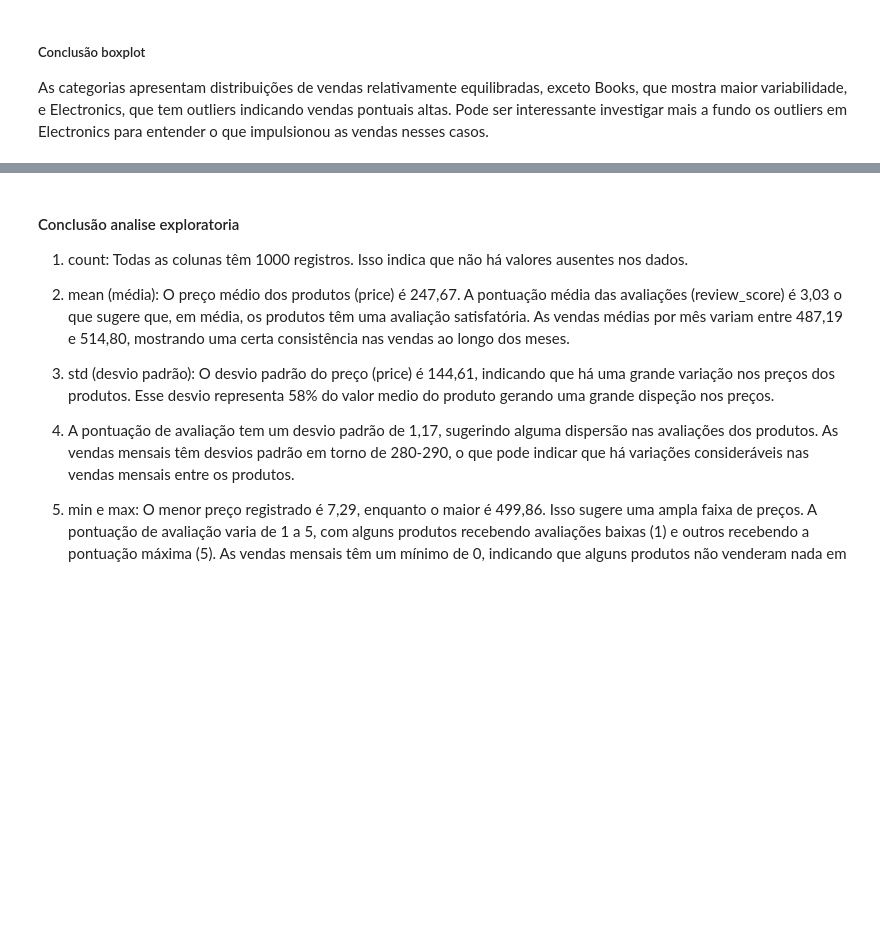
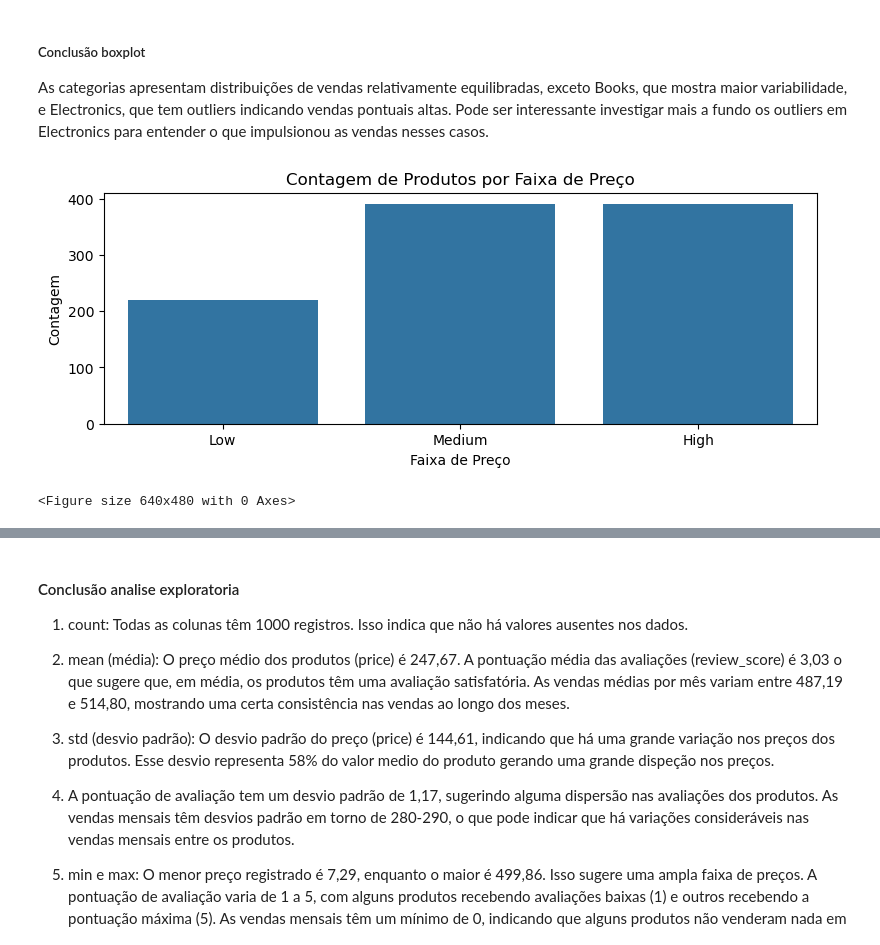
Before and after one commit to JONATHAN-ALMEIDA-MESQUITA/E-commerce_sales_analysis, a Jupyter notebook: Notebook/Analise_de_vendas_de_e-comerce.ipynb, the cells around one changed output, grey strips where cells are left out. Saved outputs shown, nothing was run; the diff lists cells and outputs as text; code cells hidden in the pictures; blank space fills up the shorter version.

```diff
--- a/Notebook/Analise_de_vendas_de_e-comerce.ipynb
+++ b/Notebook/Analise_de_vendas_de_e-comerce.ipynb
@@ -198,3 +214,17 @@ plt.show()
 ##### Conclusão boxplot
 As categorias apresentam distribuições de vendas relativamente equilibradas, exceto Books, que mostra maior variabilidade, e Electronics, que tem outliers indicando vendas pontuais altas.
 Pode ser interessante investigar mais a fundo os outliers em Electronics para entender o que impulsionou as vendas nesses casos.
+# %%
+#Criação de Categorias (Faixas de Preço)
+plt.figure(figsize=(9.2, 3))
+sns.countplot(x='price_range', data=df)
+plt.title('Contagem de Produtos por Faixa de Preço')
+plt.xlabel('Faixa de Preço')
+plt.ylabel('Contagem')
+plt.show()
+
+plt.tight_layout()
+plt.show()
+# %% [output]
+[figure, added]
+<Figure size 640x480 with 0 Axes>
```
Also changed, not shown: parts of 11 cells of this notebook, 1 other file.
